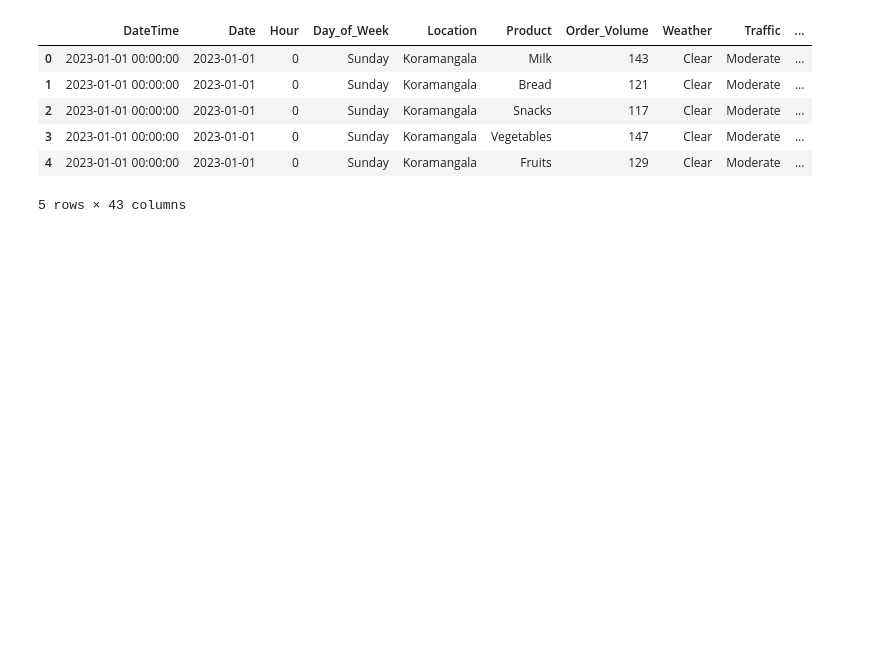
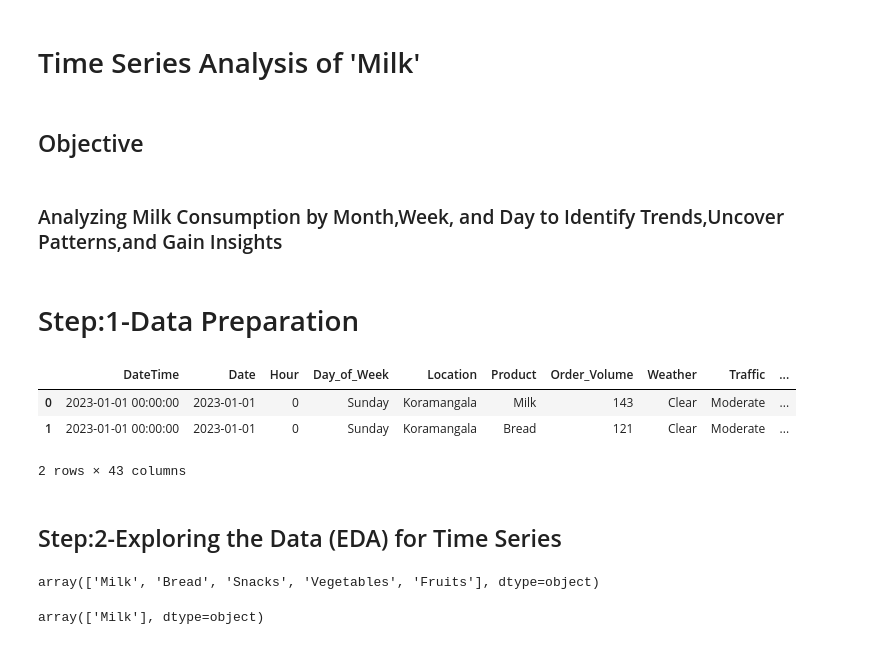
Before and after one commit to rahul8879/swiggy_demand_modelling, a Jupyter notebook: notebooks/analysis.ipynb, the cells around one changed output. Cells and saved outputs as stored; diff of their text form; code cells hidden in the pictures; blank space fills up the shorter version.

Commit message:
Milk time series analysis

```diff
--- a/notebooks/analysis.ipynb
+++ b/notebooks/analysis.ipynb
@@ -3,0 +1,6 @@ import pandas as pd
+# %% [markdown]
+<h1>Time Series Analysis of 'Milk' </h1>
+# %% [markdown]
+<h2>Objective<h/2>
+# %% [markdown]
+<h3>Analyzing Milk Consumption by Month,Week, and Day to Identify Trends,Uncover Patterns,and Gain Insights</h3>
@@ -4,11 +15,26 @@ import pandas as pd
+# %% [markdown]
+<h1>Step:1-Data Preparation</h1>
 # %%
-analysis_data=pd.read_csv(r'C:\Users\vs390\OneDrive\Desktop\Swiggy instamart delivery prediction\processed_dataset.csv')
-analysis_data.head(5)
+# Loading the dataset for analysis
+analysis_data=pd.read_csv(r'C:\Users\vs390\OneDrive\Desktop\Swiggy instamart delivery prediction\data\test.csv')
+analysis_data.head(2)
 # %% [output]
 |  | DateTime | Date | Hour | Day_of_Week | Location | Product | Order_Volume | Weather | Traffic | ... |
 | 0 | 2023-01-01 00:00:00 | 2023-01-01 | 0 | Sunday | Koramangala | Milk | 143 | Clear | Moderate | ... |
 | 1 | 2023-01-01 00:00:00 | 2023-01-01 | 0 | Sunday | Koramangala | Bread | 121 | Clear | Moderate | ... |
-| 2 | 2023-01-01 00:00:00 | 2023-01-01 | 0 | Sunday | Koramangala | Snacks | 117 | Clear | Moderate | ... |
-| 3 | 2023-01-01 00:00:00 | 2023-01-01 | 0 | Sunday | Koramangala | Vegetables | 147 | Clear | Moderate | ... |
-| 4 | 2023-01-01 00:00:00 | 2023-01-01 | 0 | Sunday | Koramangala | Fruits | 129 | Clear | Moderate | ... |
-5 rows × 43 columns
+2 rows × 43 columns
+# %% [markdown]
+<h2>Step:2-Exploring the Data (EDA) for Time Series</h2>
+# %%
+# Getting the unique products in the 'Product' column to see all available products
+analysis_data['Product'].unique()
+# %% [output]
+array(['Milk', 'Bread', 'Snacks', 'Vegetables', 'Fruits'], dtype=object)
+# %%
+# Filter the dataset to include only rows where the 'Product' column is equal to 'Milk'
+analysis_data=analysis_data[
+    (analysis_data['Product']== 'Milk')
+]
+analysis_data['Product'].unique()
+# %% [output]
+array(['Milk'], dtype=object)
```
Also changed, not shown: parts of 52 cells of this notebook, 1 other file.
